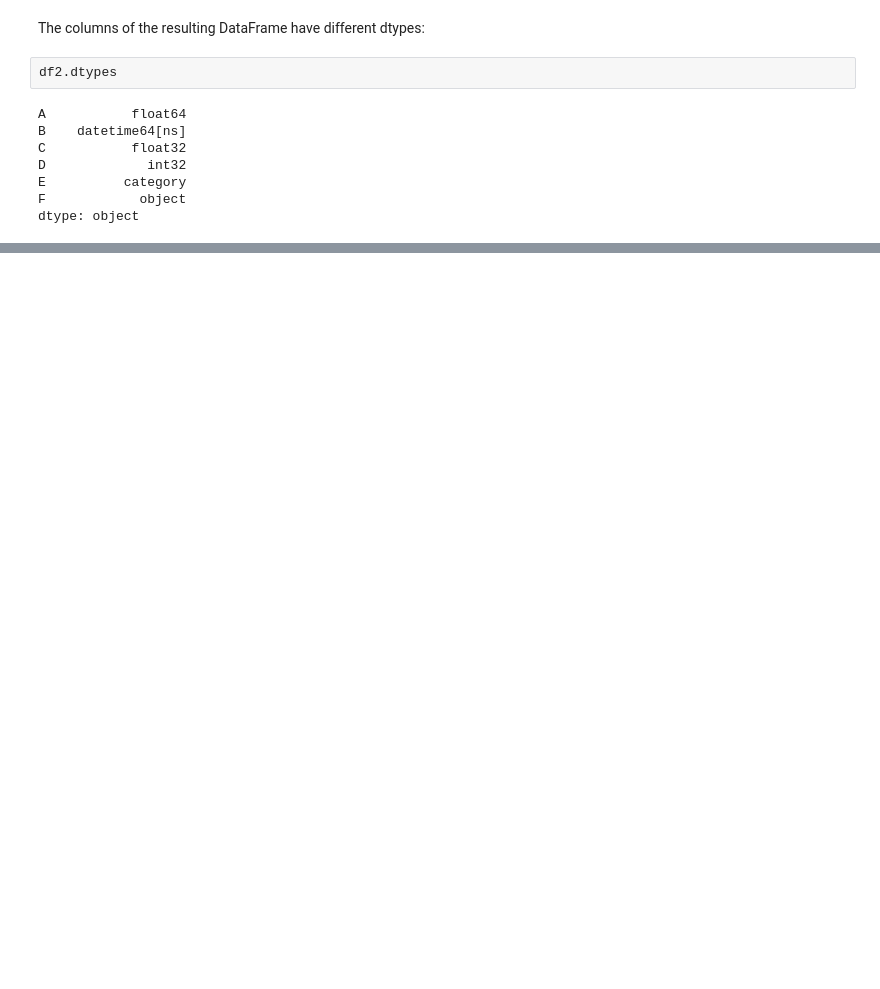
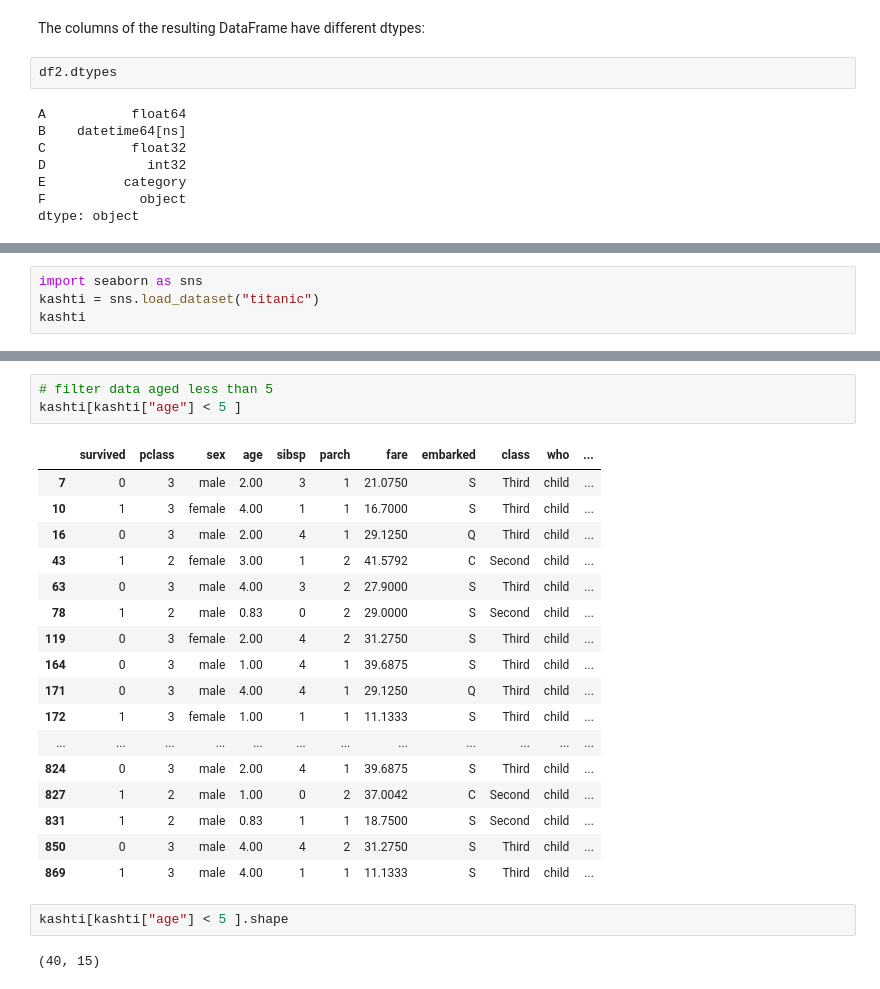
Before and after one commit to UzairHussain193/DataScience_with_Python, a Jupyter notebook: Chilla_2023/10_mins_Pandas/10_mins_pandas.ipynb, the cells around one changed output, grey strips where cells are left out. Saved outputs shown, nothing was run; the diff lists cells and outputs as text; blank space fills up the shorter version.

Commit message:
worked on data wrangling techniques

```diff
--- a/Chilla_2023/10_mins_Pandas/10_mins_pandas.ipynb
+++ b/Chilla_2023/10_mins_Pandas/10_mins_pandas.ipynb
@@ -82,0 +375,4 @@ dtype: object
+# %%
+import seaborn as sns
+kashti = sns.load_dataset("titanic")
+kashti
@@ -82,0 +413,25 @@ dtype: object
+# %%
+# filter data aged less than 5
+kashti[kashti["age"] < 5 ]
+# %% [output]
+|  | survived | pclass | sex | age | sibsp | parch | fare | embarked | class | who | ... |
+| 7 | 0 | 3 | male | 2.00 | 3 | 1 | 21.0750 | S | Third | child | ... |
+| 10 | 1 | 3 | female | 4.00 | 1 | 1 | 16.7000 | S | Third | child | ... |
+| 16 | 0 | 3 | male | 2.00 | 4 | 1 | 29.1250 | Q | Third | child | ... |
+| 43 | 1 | 2 | female | 3.00 | 1 | 2 | 41.5792 | C | Second | child | ... |
+| 63 | 0 | 3 | male | 4.00 | 3 | 2 | 27.9000 | S | Third | child | ... |
+| 78 | 1 | 2 | male | 0.83 | 0 | 2 | 29.0000 | S | Second | child | ... |
+| 119 | 0 | 3 | female | 2.00 | 4 | 2 | 31.2750 | S | Third | child | ... |
+| 164 | 0 | 3 | male | 1.00 | 4 | 1 | 39.6875 | S | Third | child | ... |
+| 171 | 0 | 3 | male | 4.00 | 4 | 1 | 29.1250 | Q | Third | child | ... |
+| 172 | 1 | 3 | female | 1.00 | 1 | 1 | 11.1333 | S | Third | child | ... |
+| ... | ... | ... | ... | ... | ... | ... | ... | ... | ... | ... | ... |
+| 824 | 0 | 3 | male | 2.00 | 4 | 1 | 39.6875 | S | Third | child | ... |
+| 827 | 1 | 2 | male | 1.00 | 0 | 2 | 37.0042 | C | Second | child | ... |
+| 831 | 1 | 2 | male | 0.83 | 1 | 1 | 18.7500 | S | Second | child | ... |
+| 850 | 0 | 3 | male | 4.00 | 4 | 2 | 31.2750 | S | Third | child | ... |
+| 869 | 1 | 3 | male | 4.00 | 1 | 1 | 11.1333 | S | Third | child | ... |
+# %%
+kashti[kashti["age"] < 5 ].shape
+# %% [output]
+(40, 15)
```
Also changed, not shown: parts of 35 cells of this notebook.
